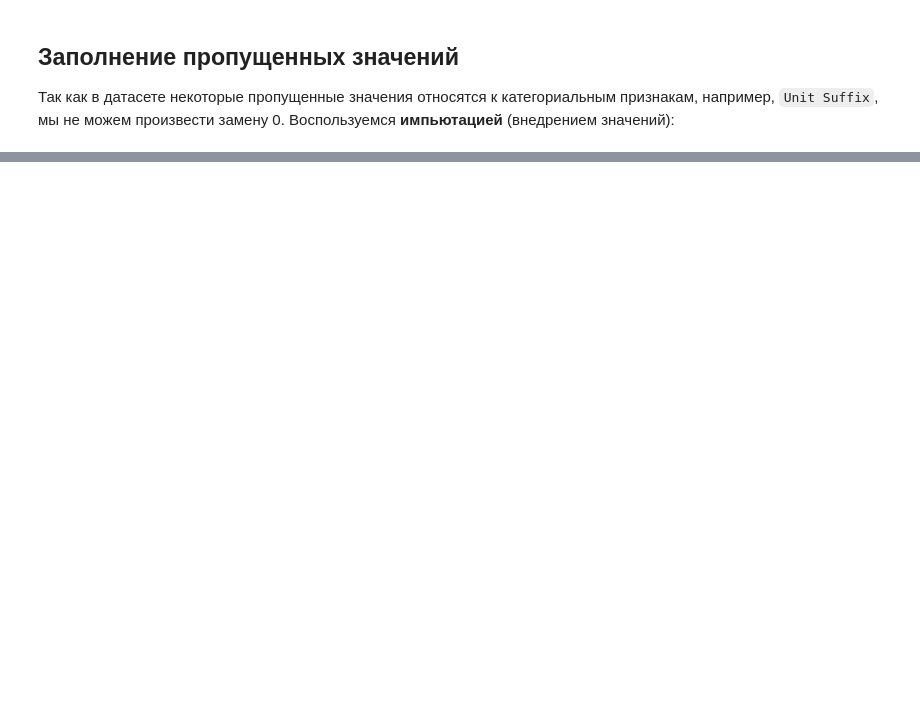
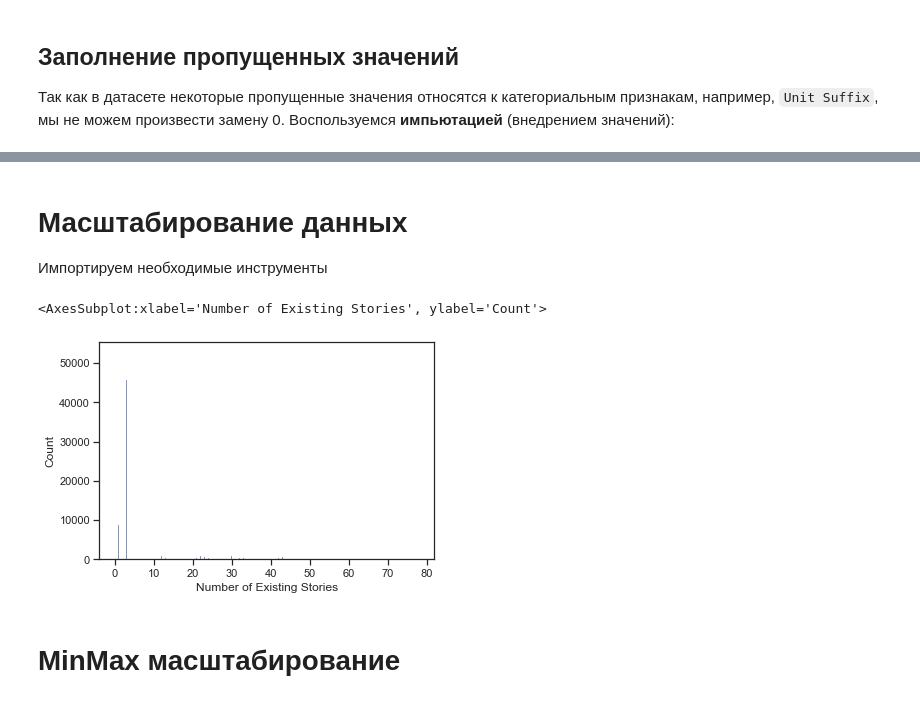
Before and after one commit to ugapanyuk/ml_course_2022, a Jupyter notebook: tmo/MachineLearningTechnologies__Labs/MachineLearningTechnologies__Lab2/Lab2.ipynb, the cells around one changed output, grey strips where cells are left out. Drawn from its saved outputs; the diff is of its cells as text; code cells hidden in the pictures; blank space fills up the shorter version.

```diff
--- a/tmo/MachineLearningTechnologies__Labs/MachineLearningTechnologies__Lab2/Lab2.ipynb
+++ b/tmo/MachineLearningTechnologies__Labs/MachineLearningTechnologies__Lab2/Lab2.ipynb
@@ -99,0 +100,3 @@ dtype: object
+# %%
+data = data.astype({'Zipcode': 'category'})
+data.dtypes
@@ -315,0 +496,3 @@ for plot_num, method in enumerate(methods):
+# %% [markdown]
+# Масштабирование данных
+Импортируем необходимые инструменты
@@ -315,0 +501,15 @@ for plot_num, method in enumerate(methods):
+# %%
+# fig, ax = plt.subplots()
+
+# ax.plot(x, y, linewidth=2.0)
+
+# ax = data['Revised Cost']
+
+# plt.show()
+# sns.lineplot(data['Revised Cost'])
+sns.histplot(data['Number of Existing Stories'])
+# %% [output]
+<AxesSubplot:xlabel='Number of Existing Stories', ylabel='Count'>
+[figure, added]
+# %% [markdown]
+# MinMax масштабирование
```
Also changed, not shown: parts of 62 cells of this notebook.
